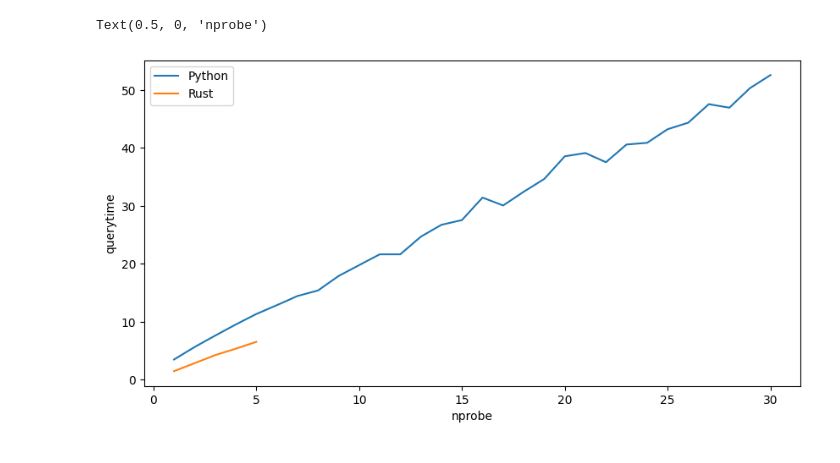
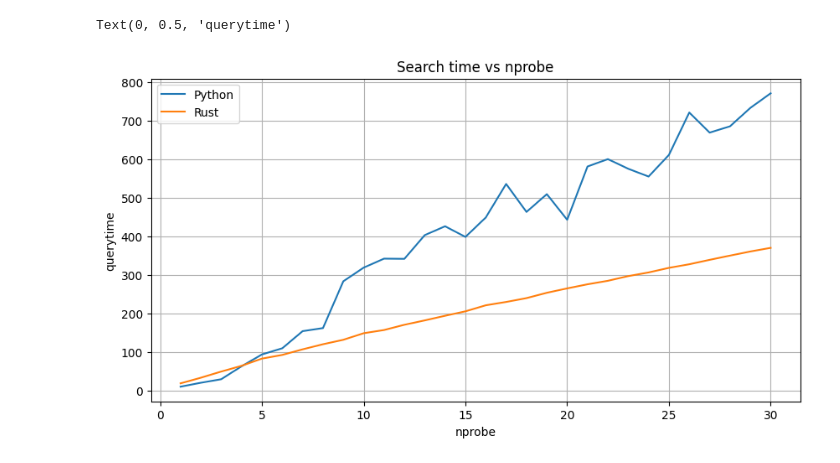
Before and after one commit to Coda-Research-Group/LearnedMetricIndex, a Jupyter notebook: final/lmi-lib/benchmark.ipynb, the cells around one changed output. Cells and saved outputs as stored; diff of their text form; code cells hidden in the pictures.

```diff
--- a/final/lmi-lib/benchmark.ipynb
+++ b/final/lmi-lib/benchmark.ipynb
@@ -3,3 +5,3 @@ import pandas as pd
 # %%
-python_res = pd.read_csv("./python_res.csv")
-rust_res = pd.read_csv("./res.csv")
+python_res = pd.read_csv("./python_res100M.csv")
+rust_res = pd.read_csv("./rust_res100M.csv")
@@ -6,18 +24,20 @@ rust_res = pd.read_csv("./res.csv")
 # %%
-# Filter only task 1 (params start with "t1-...")
 python_res = python_res[python_res["params"].str.startswith("t1-")]
 
-# For rust it is param that contains "task1"
 rust_res = rust_res[rust_res["params"].str.contains("task1")]
 
-# Filter only size 300K
-python_res = python_res[python_res["size"] == "300K"]
-rust_res = rust_res[rust_res["size"] == "300K"]
+python_res = python_res[python_res["size"] == "100M"]
+rust_res = rust_res[rust_res["size"] == "100M"]
 
-# Put nprobe from params into column
 python_res['nprobe'] = python_res['params'].str.extract('nprobe=(\d+)').astype(int)
 rust_res['nprobe'] = rust_res['params'].str.extract('nprobe=(\d+)').astype(int)
 
-# Redo indexes from 0
 python_res = python_res.reset_index(drop=True)
 rust_res = rust_res.reset_index(drop=True)
+
+max_python_nprobe = python_res["nprobe"].max()
+max_rust_nprobe = rust_res["nprobe"].max()
+max_nprobe = max(max_python_nprobe, max_rust_nprobe)
+
+python_res = python_res[python_res["nprobe"] <= max_nprobe]
+rust_res = rust_res[rust_res["nprobe"] <= max_nprobe]
@@ -51,7 +43,0 @@ rust_res
-# %%
-# Limit to minimum of the biggest nprobe across datasets
-python_res = python_res[python_res["nprobe"] == python_res["nprobe"].min()]
-rust_res = rust_res[rust_res["nprobe"] == rust_res["nprobe"].min()]
-
-python_res
-rust_res
@@ -76,11 +128,15 @@ plt.legend()
 # %%
-# Plot query time vs nprobe for python and rust
 plt.figure(figsize=(10, 5))
+
+plt.title("Search time vs nprobe")
 
 sns.lineplot(x='nprobe', y='querytime', data=python_res, label='Python')
 sns.lineplot(x='nprobe', y='querytime', data=rust_res, label='Rust')
 
+plt.grid(True)
+
 plt.xlabel('nprobe')
+plt.ylabel('querytime')
 # %% [output]
-Text(0.5, 0, 'nprobe')
+Text(0, 0.5, 'querytime')
-[figure, old version]
+[figure, new version]
```
Also changed, not shown: parts of 10 cells of this notebook, 19 other files.
